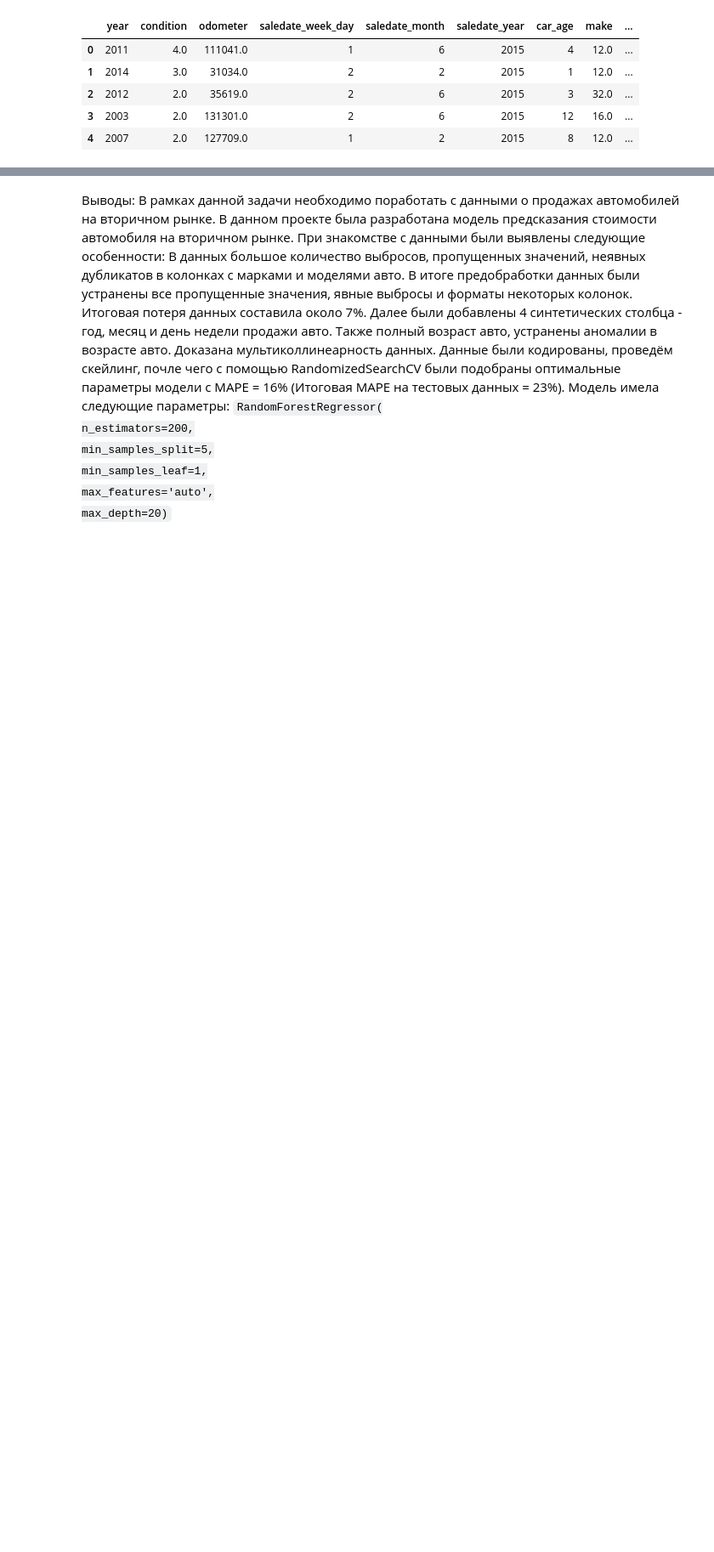
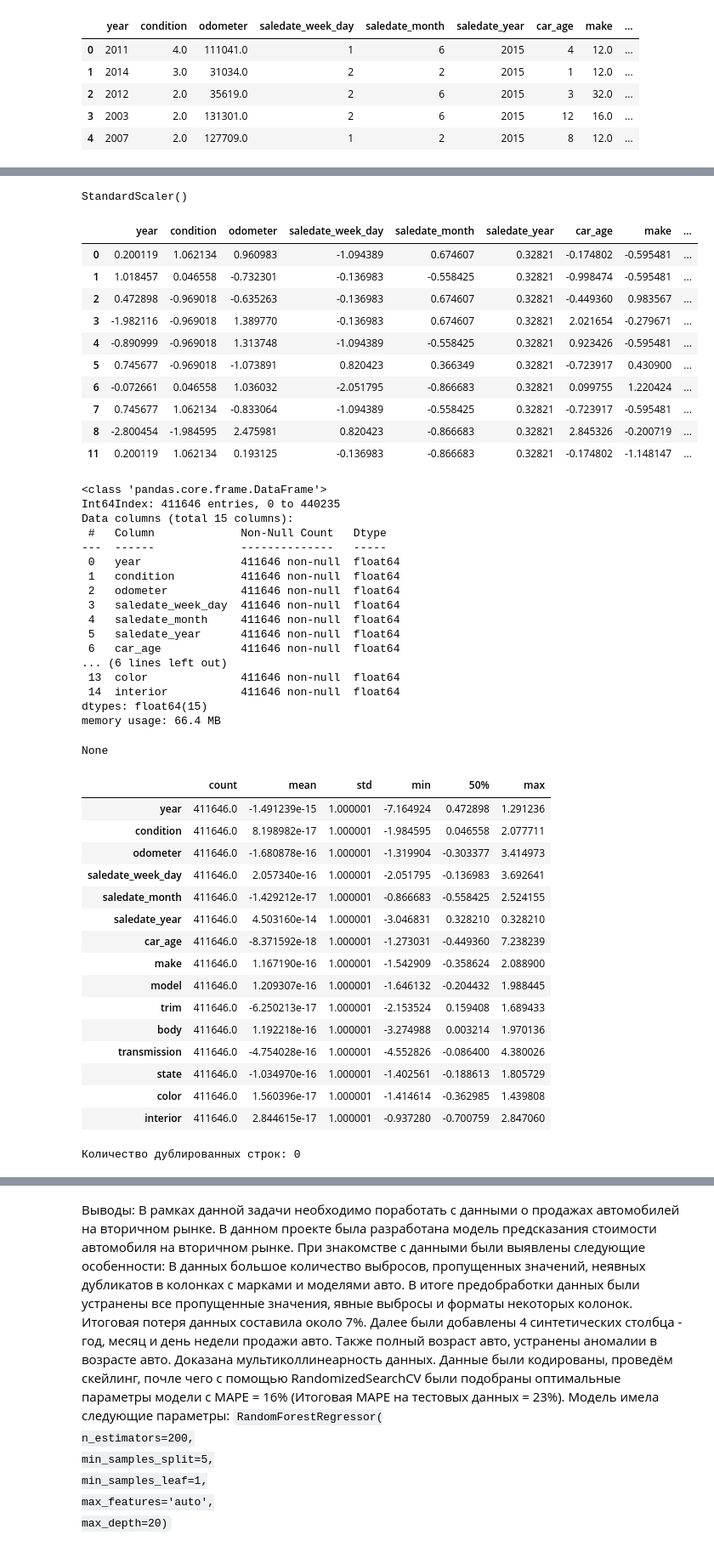
Before and after one commit to samohod4ik/used_cars_price_prediction, a Jupyter notebook: used_cars_price_predictions.ipynb, the cells around one changed output, grey strips where cells are left out. Shown at 85% size. Saved outputs shown, nothing was run; the diff lists cells and outputs as text; code cells hidden in the pictures; blank space fills up the shorter version.

```diff
--- a/used_cars_price_predictions.ipynb
+++ b/used_cars_price_predictions.ipynb
@@ -765,4 +792,4 @@ features_train_encoded.shape
 # %%
-features_train = pd.concat((features_train[numeric_columns], features_train_encoded), axis=1)
-features_train.shape
+features_train_encoded = pd.concat((features_train[numeric_columns], features_train_encoded), axis=1)
+features_train_encoded.shape
 # %% [output]
@@ -818,13 +865,62 @@ Name: sellingprice, dtype: Float64
 # %%
 # Создадим и обучим скейлер
 scaler = StandardScaler()
-scaler.fit(features_train)
+scaler.fit(features_train_encoded)
+# %% [output]
+StandardScaler()
 # %%
 # Проводим скейлинг трейна
-features_train = pd.DataFrame(
-    scaler.transform(features_train),
-    columns=features_train.columns,
-    index=features_train.index)
-describe_dataframe(features_train)
+features_train_scaled = pd.DataFrame(
+    scaler.transform(features_train_encoded),
+    columns=features_train_encoded.columns,
+    index=features_train_encoded.index)
+describe_dataframe(features_train_scaled)
+# %% [output]
+|  | year | condition | odometer | saledate_week_day | saledate_month | saledate_year | car_age | make | ... |
+| 0 | 0.200119 | 1.062134 | 0.960983 | -1.094389 | 0.674607 | 0.32821 | -0.174802 | -0.595481 | ... |
+| 1 | 1.018457 | 0.046558 | -0.732301 | -0.136983 | -0.558425 | 0.32821 | -0.998474 | -0.595481 | ... |
+| 2 | 0.472898 | -0.969018 | -0.635263 | -0.136983 | 0.674607 | 0.32821 | -0.449360 | 0.983567 | ... |
+| 3 | -1.982116 | -0.969018 | 1.389770 | -0.136983 | 0.674607 | 0.32821 | 2.021654 | -0.279671 | ... |
+| 4 | -0.890999 | -0.969018 | 1.313748 | -1.094389 | -0.558425 | 0.32821 | 0.923426 | -0.595481 | ... |
+| 5 | 0.745677 | -0.969018 | -1.073891 | 0.820423 | 0.366349 | 0.32821 | -0.723917 | 0.430900 | ... |
+| 6 | -0.072661 | 0.046558 | 1.036032 | -2.051795 | -0.866683 | 0.32821 | 0.099755 | 1.220424 | ... |
+| 7 | 0.745677 | 1.062134 | -0.833064 | -1.094389 | -0.558425 | 0.32821 | -0.723917 | -0.595481 | ... |
+| 8 | -2.800454 | -1.984595 | 2.475981 | 0.820423 | -0.866683 | 0.32821 | 2.845326 | -0.200719 | ... |
+| 11 | 0.200119 | 1.062134 | 0.193125 | -0.136983 | -0.866683 | 0.32821 | -0.174802 | -1.148147 | ... |
+<class 'pandas.core.frame.DataFrame'>
+Int64Index: 411646 entries, 0 to 440235
+Data columns (total 15 columns):
+ #   Column             Non-Null Count   Dtype
+---  ------             --------------   -----
+ 0   year               411646 non-null  float64
+ 1   condition          411646 non-null  float64
+ 2   odometer           411646 non-null  float64
+ 3   saledate_week_day  411646 non-null  float64
+ 4   saledate_month     411646 non-null  float64
+ 5   saledate_year      411646 non-null  float64
+ 6   car_age            411646 non-null  float64
+... (6 lines left out)
+ 13  color              411646 non-null  float64
+ 14  interior           411646 non-null  float64
+dtypes: float64(15)
+memory usage: 66.4 MB
+None
+|  | count | mean | std | min | 50% | max |
+| year | 411646.0 | -1.491239e-15 | 1.000001 | -7.164924 | 0.472898 | 1.291236 |
+| condition | 411646.0 | 8.198982e-17 | 1.000001 | -1.984595 | 0.046558 | 2.077711 |
+| odometer | 411646.0 | -1.680878e-16 | 1.000001 | -1.319904 | -0.303377 | 3.414973 |
+| saledate_week_day | 411646.0 | 2.057340e-16 | 1.000001 | -2.051795 | -0.136983 | 3.692641 |
+| saledate_month | 411646.0 | -1.429212e-17 | 1.000001 | -0.866683 | -0.558425 | 2.524155 |
+| saledate_year | 411646.0 | 4.503160e-14 | 1.000001 | -3.046831 | 0.328210 | 0.328210 |
+| car_age | 411646.0 | -8.371592e-18 | 1.000001 | -1.273031 | -0.449360 | 7.238239 |
+| make | 411646.0 | 1.167190e-16 | 1.000001 | -1.542909 | -0.358624 | 2.088900 |
+| model | 411646.0 | 1.209307e-16 | 1.000001 | -1.646132 | -0.204432 | 1.988445 |
+| trim | 411646.0 | -6.250213e-17 | 1.000001 | -2.153524 | 0.159408 | 1.689433 |
+| body | 411646.0 | 1.192218e-16 | 1.000001 | -3.274988 | 0.003214 | 1.970136 |
+| transmission | 411646.0 | -4.754028e-16 | 1.000001 | -4.552826 | -0.086400 | 4.380026 |
+| state | 411646.0 | -1.034970e-16 | 1.000001 | -1.402561 | -0.188613 | 1.805729 |
+| color | 411646.0 | 1.560396e-17 | 1.000001 | -1.414614 | -0.362985 | 1.439808 |
+| interior | 411646.0 | 2.844615e-17 | 1.000001 | -0.937280 | -0.700759 | 2.847060 |
+Количество дублированных строк: 0
 # %%
 # Проводим скейлинг теста
```
Also changed, not shown: parts of 41 cells of this notebook, 1 other file.
